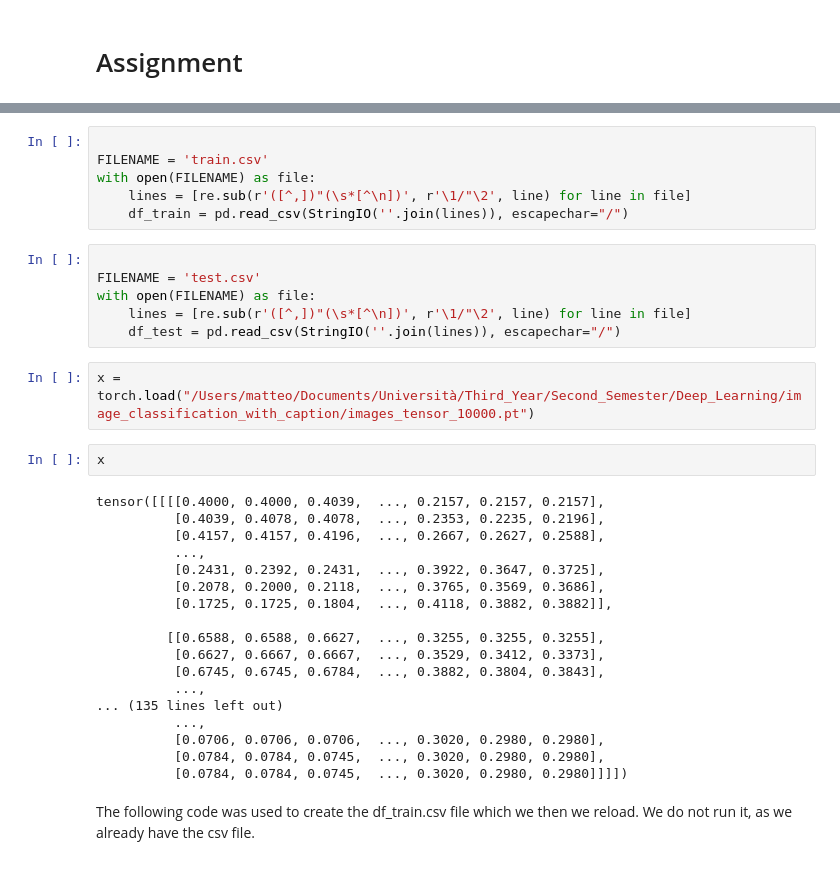
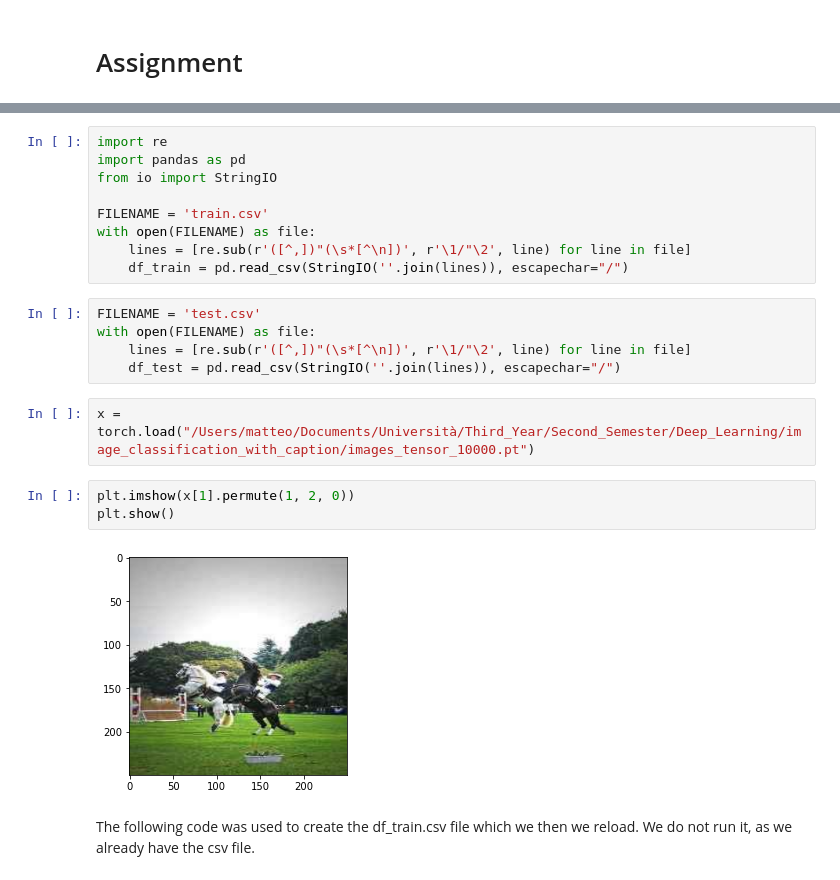
Before and after one commit to YarCode01/image_classification_with_caption, a Jupyter notebook: yari_initial.ipynb, the cells around one changed output, grey strips where cells are left out. Saved outputs shown, nothing was run; the diff lists cells and outputs as text.

```diff
--- a/yari_initial.ipynb
+++ b/yari_initial.ipynb
@@ -18,37 +139,24 @@ from torch.utils.data import Dataset
+# %%
+import re
+import pandas as pd
+from io import StringIO
+
+FILENAME = 'train.csv'
+with open(FILENAME) as file:
+    lines = [re.sub(r'([^,])"(\s*[^\n])', r'\1/"\2', line) for line in file]
+    df_train = pd.read_csv(StringIO(''.join(lines)), escapechar="/")
 # %%
-
-FILENAME = 'train.csv'
+FILENAME = 'test.csv'
 with open(FILENAME) as file:
     lines = [re.sub(r'([^,])"(\s*[^\n])', r'\1/"\2', line) for line in file]
-    df_train = pd.read_csv(StringIO(''.join(lines)), escapechar="/")
+    df_test = pd.read_csv(StringIO(''.join(lines)), escapechar="/")
-# %%
-
-FILENAME = 'test.csv'
-with open(FILENAME) as file:
-    lines = [re.sub(r'([^,])"(\s*[^\n])', r'\1/"\2', line) for line in file]
-    df_test = pd.read_csv(StringIO(''.join(lines)), escapechar="/")
 # %%
 x = torch.load("/Users/matteo/Documents/Università/Third_Year/Second_Semester/Deep_Learning/image_classification_with_caption/images_tensor_10000.pt")
-# %%
-x
-# %% [output]
-tensor([[[[0.4000, 0.4000, 0.4039,  ..., 0.2157, 0.2157, 0.2157],
-          [0.4039, 0.4078, 0.4078,  ..., 0.2353, 0.2235, 0.2196],
-          [0.4157, 0.4157, 0.4196,  ..., 0.2667, 0.2627, 0.2588],
-          ...,
-          [0.2431, 0.2392, 0.2431,  ..., 0.3922, 0.3647, 0.3725],
-          [0.2078, 0.2000, 0.2118,  ..., 0.3765, 0.3569, 0.3686],
-          [0.1725, 0.1725, 0.1804,  ..., 0.4118, 0.3882, 0.3882]],
-
-         [[0.6588, 0.6588, 0.6627,  ..., 0.3255, 0.3255, 0.3255],
-          [0.6627, 0.6667, 0.6667,  ..., 0.3529, 0.3412, 0.3373],
-          [0.6745, 0.6745, 0.6784,  ..., 0.3882, 0.3804, 0.3843],
-          ...,
-... (135 lines left out)
-          ...,
-          [0.0706, 0.0706, 0.0706,  ..., 0.3020, 0.2980, 0.2980],
-          [0.0784, 0.0784, 0.0745,  ..., 0.3020, 0.2980, 0.2980],
-          [0.0784, 0.0784, 0.0745,  ..., 0.3020, 0.2980, 0.2980]]]])
+# %%
+plt.imshow(x[1].permute(1, 2, 0))
+plt.show()
+# %% [output]
+[figure, added]
 # %% [markdown]
 The following code was used to create the df_train.csv file which we then we reload.
 We do not run it, as we already have the csv file.
```
Also changed, not shown: parts of 28 cells of this notebook, 1 other file.
